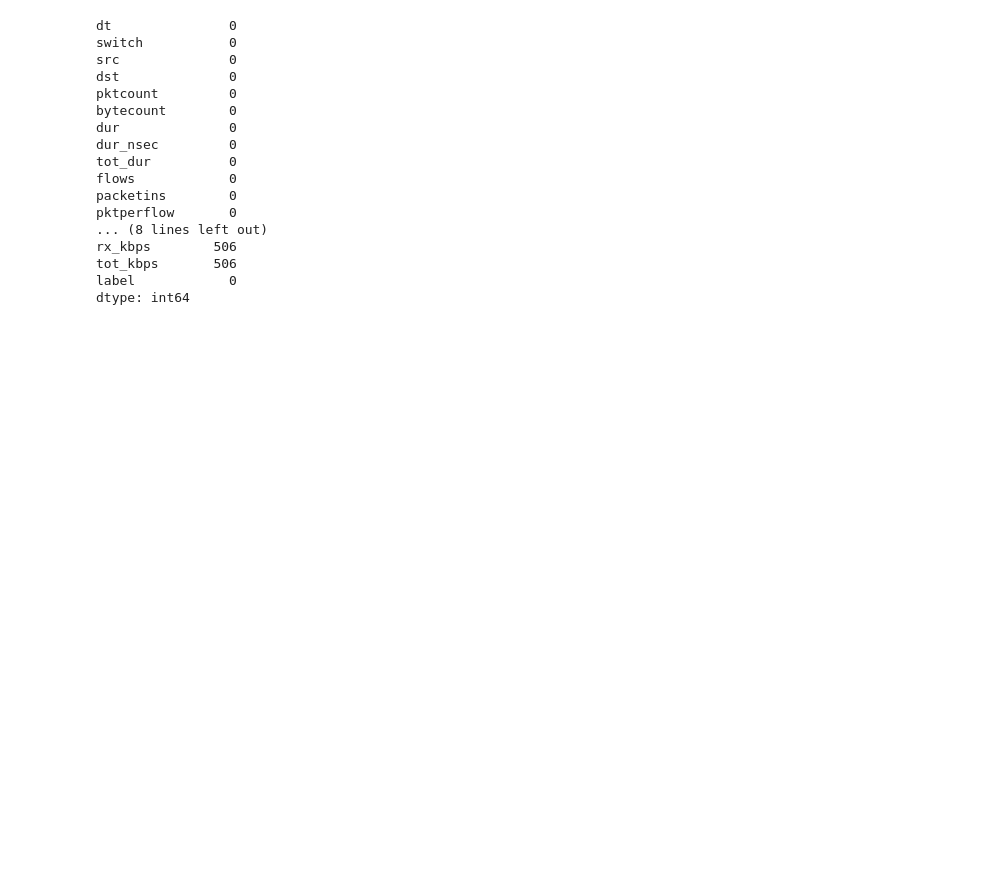
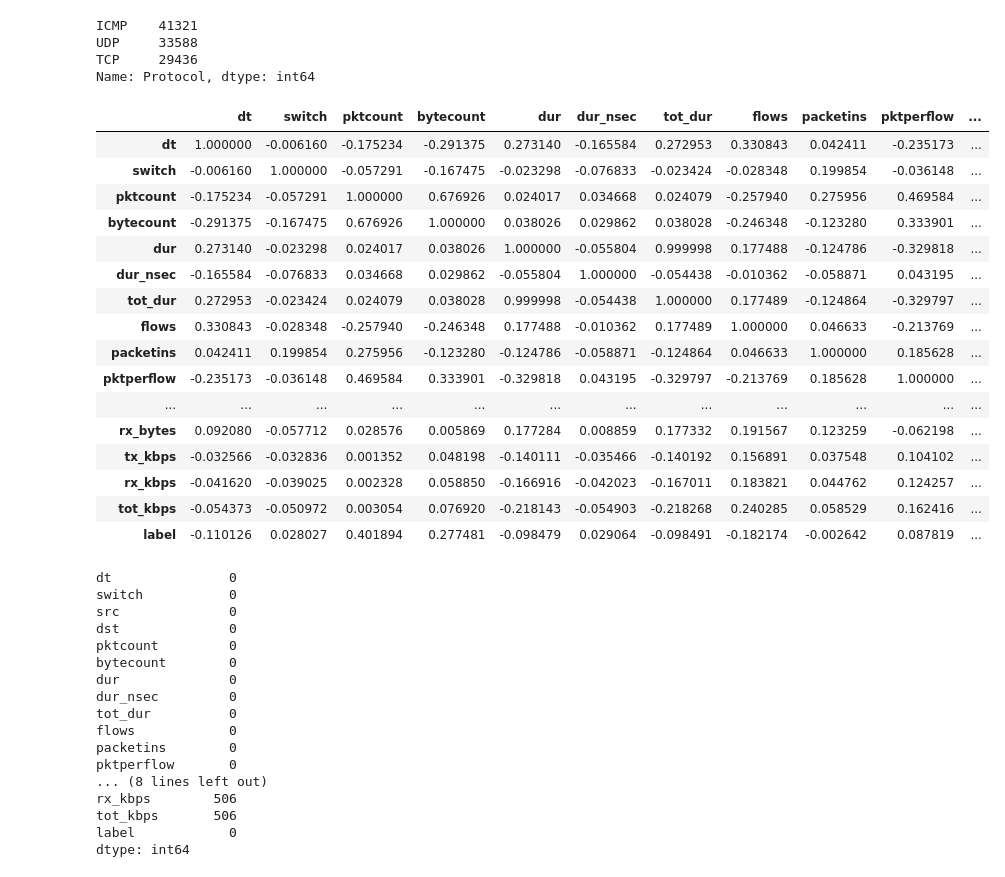
Before and after one commit to Anivesh-Agnihotri/Traffic-classification-and-mitigation-of-DDoS-Attack-in-SDN, a Jupyter notebook: Traffic_classifiaction_model_generation.ipynb, the cells around one changed output. Cells and saved outputs as stored; diff of their text form; code cells hidden in the pictures; blank space fills up the shorter version.

```diff
--- a/Traffic_classifiaction_model_generation.ipynb
+++ b/Traffic_classifiaction_model_generation.ipynb
@@ -37 +32,3 @@ df.shape
+# %%
+df = pd.read_csv(r'sdn_traffic_dataset.csv')
 # %%
@@ -77,3 +56,30 @@ memory usage: 18.3+ MB
+# %%
+df.Protocol.value_counts()
+# %% [output]
+ICMP    41321
+UDP     33588
+TCP     29436
+Name: Protocol, dtype: int64
+# %%
+df.corr()
+# %% [output]
+|  | dt | switch | pktcount | bytecount | dur | dur_nsec | tot_dur | flows | packetins | pktperflow | ... |
+| dt | 1.000000 | -0.006160 | -0.175234 | -0.291375 | 0.273140 | -0.165584 | 0.272953 | 0.330843 | 0.042411 | -0.235173 | ... |
+| switch | -0.006160 | 1.000000 | -0.057291 | -0.167475 | -0.023298 | -0.076833 | -0.023424 | -0.028348 | 0.199854 | -0.036148 | ... |
+| pktcount | -0.175234 | -0.057291 | 1.000000 | 0.676926 | 0.024017 | 0.034668 | 0.024079 | -0.257940 | 0.275956 | 0.469584 | ... |
+| bytecount | -0.291375 | -0.167475 | 0.676926 | 1.000000 | 0.038026 | 0.029862 | 0.038028 | -0.246348 | -0.123280 | 0.333901 | ... |
+| dur | 0.273140 | -0.023298 | 0.024017 | 0.038026 | 1.000000 | -0.055804 | 0.999998 | 0.177488 | -0.124786 | -0.329818 | ... |
+| dur_nsec | -0.165584 | -0.076833 | 0.034668 | 0.029862 | -0.055804 | 1.000000 | -0.054438 | -0.010362 | -0.058871 | 0.043195 | ... |
+| tot_dur | 0.272953 | -0.023424 | 0.024079 | 0.038028 | 0.999998 | -0.054438 | 1.000000 | 0.177489 | -0.124864 | -0.329797 | ... |
+| flows | 0.330843 | -0.028348 | -0.257940 | -0.246348 | 0.177488 | -0.010362 | 0.177489 | 1.000000 | 0.046633 | -0.213769 | ... |
+| packetins | 0.042411 | 0.199854 | 0.275956 | -0.123280 | -0.124786 | -0.058871 | -0.124864 | 0.046633 | 1.000000 | 0.185628 | ... |
+| pktperflow | -0.235173 | -0.036148 | 0.469584 | 0.333901 | -0.329818 | 0.043195 | -0.329797 | -0.213769 | 0.185628 | 1.000000 | ... |
+| ... | ... | ... | ... | ... | ... | ... | ... | ... | ... | ... | ... |
+| rx_bytes | 0.092080 | -0.057712 | 0.028576 | 0.005869 | 0.177284 | 0.008859 | 0.177332 | 0.191567 | 0.123259 | -0.062198 | ... |
+| tx_kbps | -0.032566 | -0.032836 | 0.001352 | 0.048198 | -0.140111 | -0.035466 | -0.140192 | 0.156891 | 0.037548 | 0.104102 | ... |
+| rx_kbps | -0.041620 | -0.039025 | 0.002328 | 0.058850 | -0.166916 | -0.042023 | -0.167011 | 0.183821 | 0.044762 | 0.124257 | ... |
+| tot_kbps | -0.054373 | -0.050972 | 0.003054 | 0.076920 | -0.218143 | -0.054903 | -0.218268 | 0.240285 | 0.058529 | 0.162416 | ... |
+| label | -0.110126 | 0.028027 | 0.401894 | 0.277481 | -0.098479 | 0.029064 | -0.098491 | -0.182174 | -0.002642 | 0.087819 | ... |
 # %%
 df.isna().sum()
 # %% [output]
```
Also changed, not shown: parts of 53 cells of this notebook.
